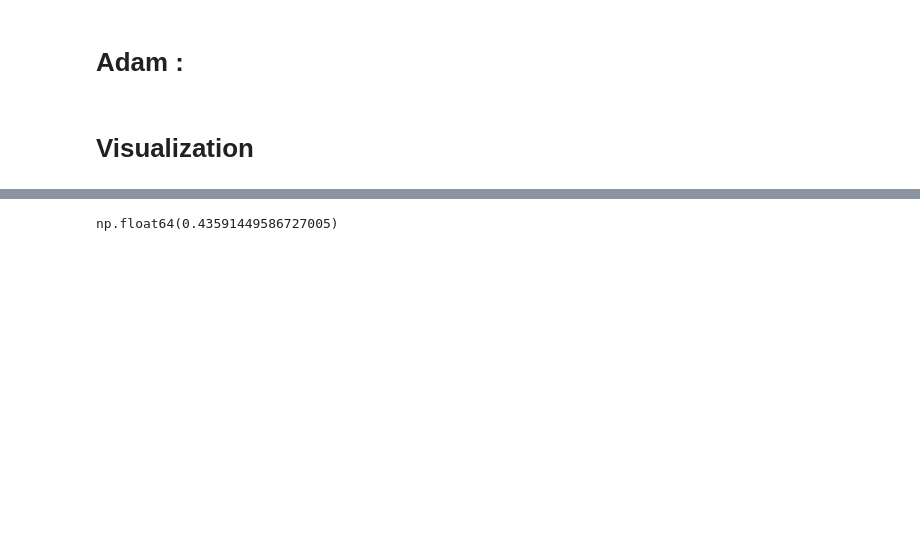
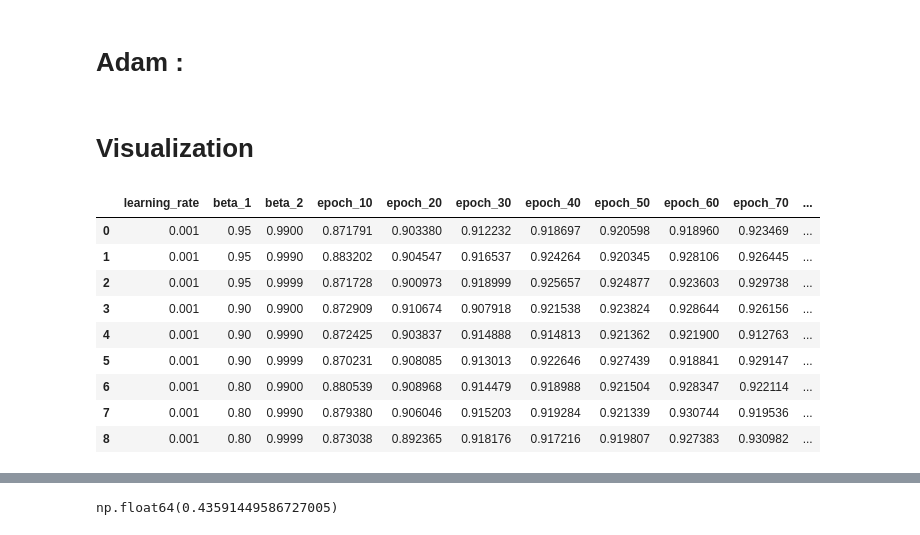
Before and after one commit to SamuelWaridel/OptML-project, a Jupyter notebook: finetuning Adam.ipynb, the cells around one changed output, grey strips where cells are left out. Saved outputs shown, nothing was run; the diff lists cells and outputs as text; code cells hidden in the pictures; blank space fills up the shorter version.

```diff
--- a/finetuning Adam.ipynb
+++ b/finetuning Adam.ipynb
@@ -102,8 +102,19 @@ for lr, beta_1, beta_2 in product(learning_rates, beta_1s, beta_2s):
 # %% [markdown]
 # Visualization
 # %%
-df = pd.read_csv("Results/Adam/Adam_resnet.csv")
-data = df[df['learning_rate'].isin([1.e-03, 5.e-04, 1.e-04, 5.e-05])].reset_index(drop=True)
+df = pd.read_csv("Results/Adam/Adam_densenet.csv")
+df
+# %% [output]
+|  | learning_rate | beta_1 | beta_2 | epoch_10 | epoch_20 | epoch_30 | epoch_40 | epoch_50 | epoch_60 | epoch_70 | ... |
+| 0 | 0.001 | 0.95 | 0.9900 | 0.871791 | 0.903380 | 0.912232 | 0.918697 | 0.920598 | 0.918960 | 0.923469 | ... |
+| 1 | 0.001 | 0.95 | 0.9990 | 0.883202 | 0.904547 | 0.916537 | 0.924264 | 0.920345 | 0.928106 | 0.926445 | ... |
+| 2 | 0.001 | 0.95 | 0.9999 | 0.871728 | 0.900973 | 0.918999 | 0.925657 | 0.924877 | 0.923603 | 0.929738 | ... |
+| 3 | 0.001 | 0.90 | 0.9900 | 0.872909 | 0.910674 | 0.907918 | 0.921538 | 0.923824 | 0.928644 | 0.926156 | ... |
+| 4 | 0.001 | 0.90 | 0.9990 | 0.872425 | 0.903837 | 0.914888 | 0.914813 | 0.921362 | 0.921900 | 0.912763 | ... |
+| 5 | 0.001 | 0.90 | 0.9999 | 0.870231 | 0.908085 | 0.913013 | 0.922646 | 0.927439 | 0.918841 | 0.929147 | ... |
+| 6 | 0.001 | 0.80 | 0.9900 | 0.880539 | 0.908968 | 0.914479 | 0.918988 | 0.921504 | 0.928347 | 0.922114 | ... |
+| 7 | 0.001 | 0.80 | 0.9990 | 0.879380 | 0.906046 | 0.915203 | 0.919284 | 0.921339 | 0.930744 | 0.919536 | ... |
+| 8 | 0.001 | 0.80 | 0.9999 | 0.873038 | 0.892365 | 0.918176 | 0.917216 | 0.919807 | 0.927383 | 0.930982 | ... |
 # %%
 df.groupby(['learning_rate', 'beta_1', 'beta_2']).mean()
 # %%
```
Also changed, not shown: parts of 3 cells of this notebook, 2 other files.
